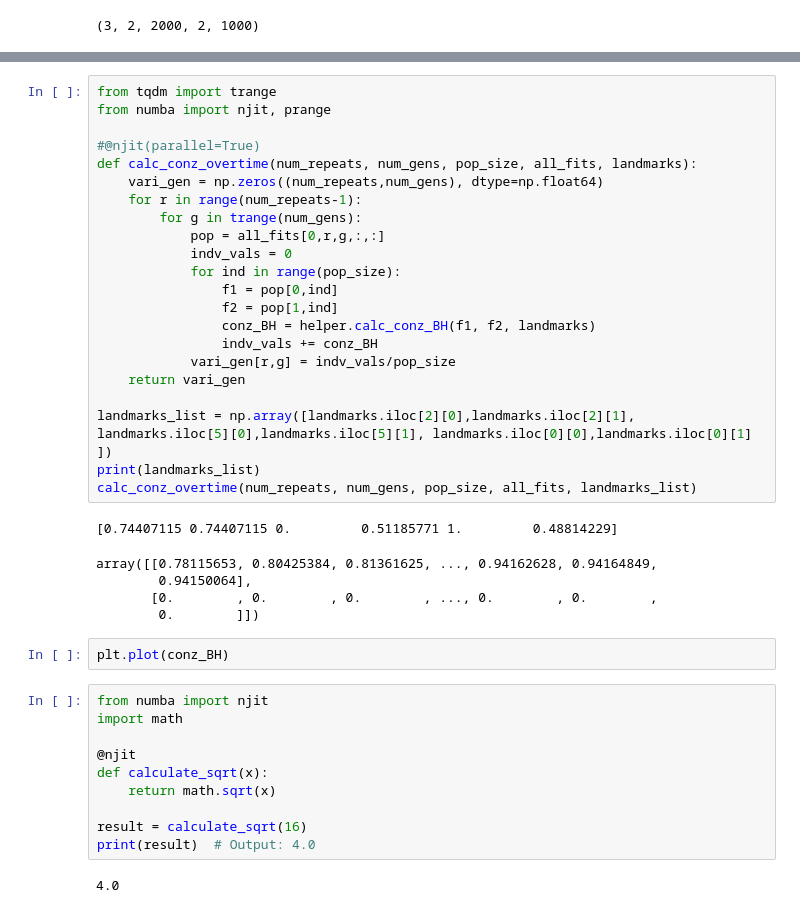
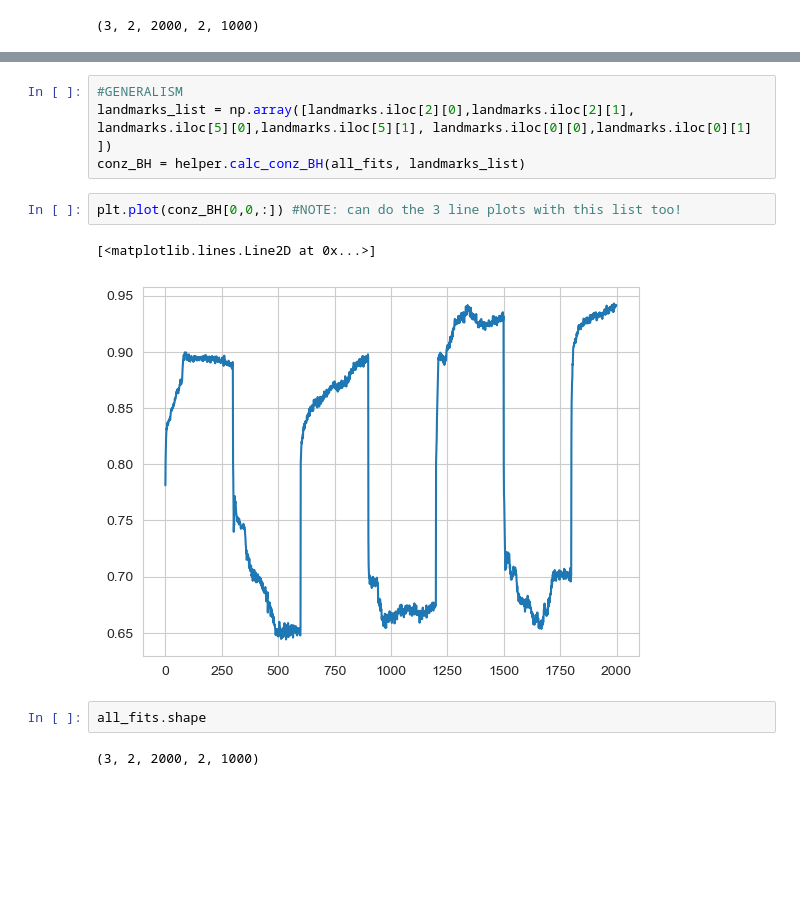
Before and after one commit to Cpetak/CA_GRN2, a Jupyter notebook: variable_2dfits.ipynb, the cells around one changed output, grey strips where cells are left out. Saved outputs shown, nothing was run; the diff lists cells and outputs as text; blank space fills up the shorter version.

```diff
--- a/variable_2dfits.ipynb
+++ b/variable_2dfits.ipynb
@@ -123,42 +81,13 @@ NameError: name 'calculate_distance' is not defined
-# %%
-from tqdm import trange
-from numba import njit, prange
-
-#@njit(parallel=True)
-def calc_conz_overtime(num_repeats, num_gens, pop_size, all_fits, landmarks):
-    vari_gen = np.zeros((num_repeats,num_gens), dtype=np.float64)
-    for r in range(num_repeats-1):
-        for g in trange(num_gens):
-            pop = all_fits[0,r,g,:,:]
-            indv_vals = 0
-            for ind in range(pop_size):
-                f1 = pop[0,ind]
-                f2 = pop[1,ind]
-                conz_BH = helper.calc_conz_BH(f1, f2, landmarks)
-                indv_vals += conz_BH
-            vari_gen[r,g] = indv_vals/pop_size
-    return vari_gen
-
-landmarks_list = np.array([landmarks.iloc[2][0],landmarks.iloc[2][1], landmarks.iloc[5][0],landmarks.iloc[5][1], landmarks.iloc[0][0],landmarks.iloc[0][1] ])
-print(landmarks_list)
-calc_conz_overtime(num_repeats, num_gens, pop_size, all_fits, landmarks_list)
-# %% [output]
-[0.74407115 0.74407115 0.         0.51185771 1.         0.48814229]
-array([[0.78115653, 0.80425384, 0.81361625, ..., 0.94162628, 0.94164849,
-        0.94150064],
-       [0.        , 0.        , 0.        , ..., 0.        , 0.        ,
-        0.        ]])
-# %%
-plt.plot(conz_BH)
-# %%
-from numba import njit
-import math
-
-@njit
-def calculate_sqrt(x):
-    return math.sqrt(x)
-
-result = calculate_sqrt(16)
-print(result)  # Output: 4.0
-# %% [output]
-4.0
+# %%
+#GENERALISM
+landmarks_list = np.array([landmarks.iloc[2][0],landmarks.iloc[2][1], landmarks.iloc[5][0],landmarks.iloc[5][1], landmarks.iloc[0][0],landmarks.iloc[0][1] ])
+conz_BH = helper.calc_conz_BH(all_fits, landmarks_list)
+# %%
+plt.plot(conz_BH[0,0,:]) #NOTE: can do the 3 line plots with this list too!
+# %% [output]
+[<matplotlib.lines.Line2D at 0x...>]
+[figure, added]
+# %%
+all_fits.shape
+# %% [output]
+(3, 2, 2000, 2, 1000)
```
Also changed, not shown: parts of 3 cells of this notebook, 1 other file.
